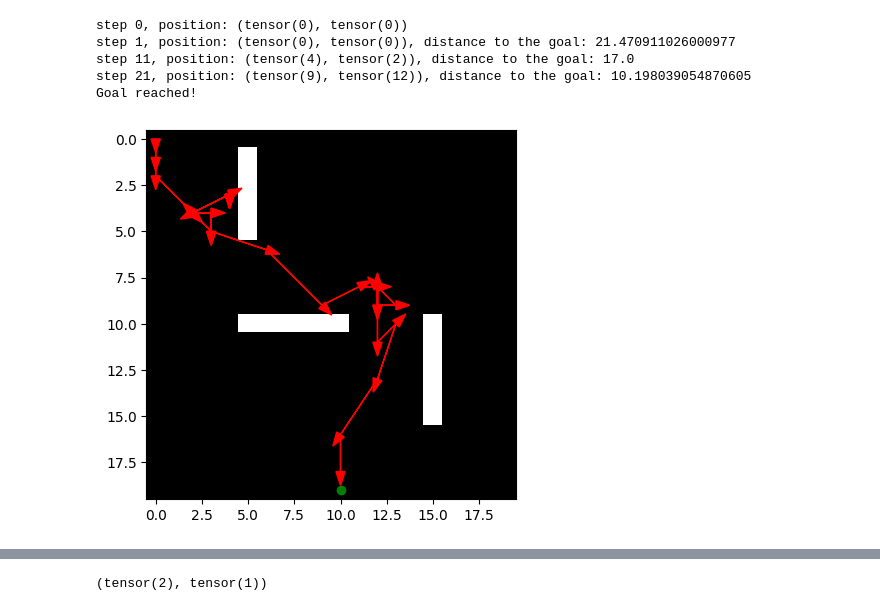
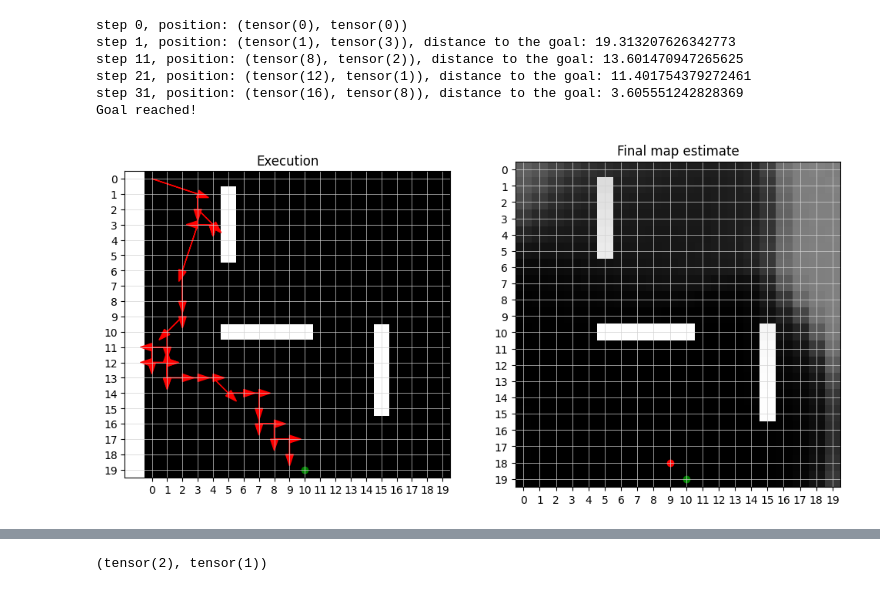
Before and after one commit to kyunghyuncho/map_plan_backprop, a Jupyter notebook: test_move.ipynb, the cells around one changed output, grey strips where cells are left out. Drawn from its saved outputs; the diff is of its cells as text; code cells hidden in the pictures.

```diff
--- a/test_move.ipynb
+++ b/test_move.ipynb
@@ -21,7 +21,7 @@ current_pos_map = sample_map[:,:,2]
 # move to the second position in the trajectory,
 # and repeat.
 
-n_total_steps = 100
+n_total_steps = 500
 n_obstacle_steps = 20
 n_trajectory_steps = 20
 trajectory_length = 20
@@ -59,7 +59,7 @@ for i in range(n_total_steps):
     # make noisy observation of the map
     noisy_view_bot = obstacle_view(true_obstacle_map,
                                    get_soft_position(*current_position, beta=0.1),
-                                   noise=0.05)
+                                   noise=0.01)
 
     # update the estimated obstacle map
     loss = update_obstacle_map(obstacle_map,
@@ -122,19 +122,39 @@ for i in range(n_total_steps):
         break
 # %% [output]
 step 0, position: (tensor(0), tensor(0))
-step 1, position: (tensor(0), tensor(0)), distance to the goal: 21.470911026000977
-step 11, position: (tensor(4), tensor(2)), distance to the goal: 17.0
-step 21, position: (tensor(9), tensor(12)), distance to the goal: 10.198039054870605
+step 1, position: (tensor(1), tensor(3)), distance to the goal: 19.313207626342773
+step 11, position: (tensor(8), tensor(2)), distance to the goal: 13.601470947265625
+step 21, position: (tensor(12), tensor(1)), distance to the goal: 11.401754379272461
+step 31, position: (tensor(16), tensor(8)), distance to the goal: 3.605551242828369
 Goal reached!
 # %%
-# visualize the trajectory over the true obstacle and goal position.
+# on the left panel, visualize the trajectory over the true obstacle and goal position.
+# on the right panel, visualize the obstacle map estimate at the end.
+# use integer ticks on both x and y axes and add light grid lines.
+
+plt.figure(figsize=(12, 6))
+plt.subplot(1, 2, 1)
 plt.imshow(true_obstacle_map, cmap='gray')
 plt.scatter(*(goal_position[::-1]), c='g')
 # plot the positions in positions and connect them with arrows
 for i in range(len(positions) - 1):
     plt.arrow(positions[i][1], positions[i][0],
               *(np.array(positions[i+1])[::-1] - np.array(positions[i])[::-1]),
               head_width=0.5, color='r')
+plt.xticks(np.arange(0, true_obstacle_map.shape[1], 1))
+plt.yticks(np.arange(0, true_obstacle_map.shape[0], 1))
+plt.grid(color='lightgray', linestyle='-', linewidth=0.5)
+plt.title('Execution')
+
+plt.subplot(1, 2, 2)
+plt.imshow(torch.sigmoid(obstacle_map.detach()).numpy(), cmap='gray')
+plt.scatter(*(goal_position[::-1]), c='g')
+plt.scatter(*(current_position[::-1]), c='r')
+plt.xticks(np.arange(0, true_obstacle_map.shape[1], 1))
+plt.yticks(np.arange(0, true_obstacle_map.shape[0], 1))
+plt.grid(color='lightgray', linestyle='-', linewidth=0.5)
+plt.title('Final map estimate')
+
 plt.show()
 # %% [output]
-[figure, old version]
+[figure, new version]
```
Also changed, not shown: parts of 1 cell of this notebook, 1 other file.
